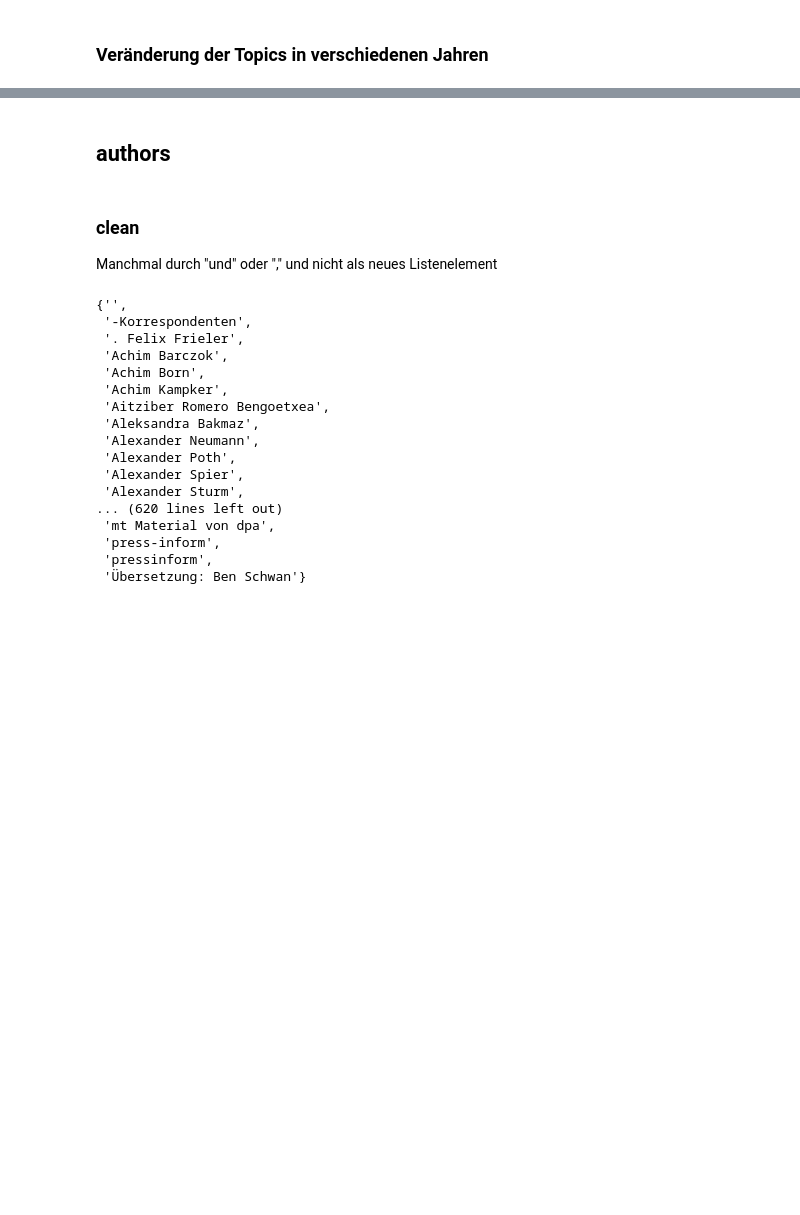
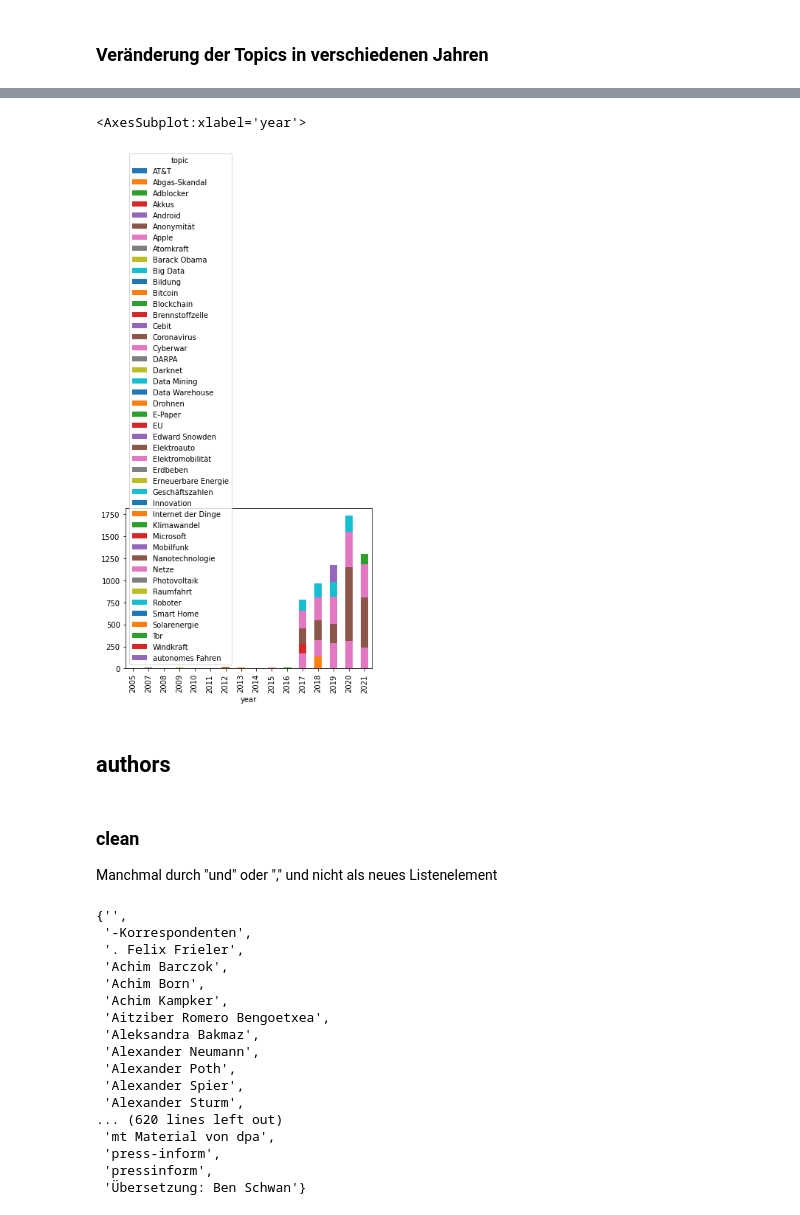
Before and after one commit to Chr1st1anG/NLP, a Jupyter notebook: Exploartion.ipynb, the cells around one changed output, grey strips where cells are left out. Cells and saved outputs as stored; diff of their text form; code cells hidden in the pictures; blank space fills up the shorter version.

Commit message:
related_topics veränderung nach jahren

```diff
--- a/Exploartion.ipynb
+++ b/Exploartion.ipynb
@@ -364,3 +328,8 @@ Name: 2021, dtype: float64
+# %%
+year_topic_freq_df.pivot(index="year",columns="topic", values="frequency").plot.bar(stacked=True)
+# %% [output]
+<AxesSubplot:xlabel='year'>
+[figure, added]
 # %% [markdown]
 ## authors
 # %% [markdown]
```
Also changed, not shown: parts of 12 cells of this notebook.
